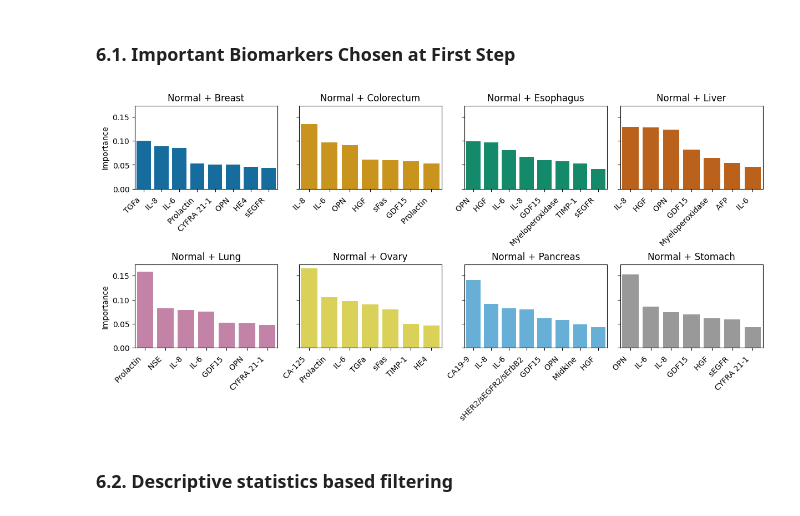
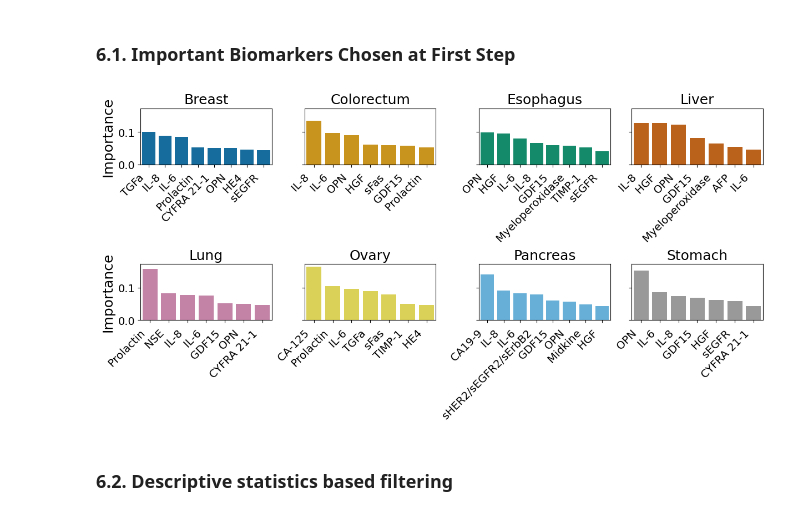
Before and after one commit to subhajitbn/Cancer-Biomarkers-from-Clinical-Data, a Jupyter notebook: tutorial-full.ipynb, the cells around one changed output. Cells and saved outputs as stored; diff of their text form; code cells hidden in the pictures.

Commit message:
Readability improvement of figures

```diff
--- a/tutorial-full.ipynb
+++ b/tutorial-full.ipynb
@@ -1009,25 +1009,30 @@ import seaborn as sns
 # %%
 # Color-blind friendly palette
 cbf_colors = ['#0072B2', '#E69F00', '#009E73', '#D55E00', '#CC79A7', '#F0E442', '#56B4E9', '#999999']
 importance_scores = [important_biomarkers_normal_breast, important_biomarkers_normal_colorectum, important_biomarkers_normal_esophagus, important_biomarkers_normal_liver, important_biomarkers_normal_lung, important_biomarkers_normal_ovary, important_biomarkers_normal_pancreas, important_biomarkers_normal_stomach]
 
 fig, axs = plt.subplots(2, 4, figsize=(12, 6), sharey=True, constrained_layout=True)
 axs.flatten()
 for i, ax in enumerate(axs.flatten()):
     sns.barplot(data=importance_scores[i], x="Biomarker", y="Importance", ax=ax, color=cbf_colors[i])
     plt.setp(ax.get_xticklabels(), rotation=45, horizontalalignment='right')
     ax.set_xlabel('')
+    ax.set_ylabel('Importance', fontsize=18)
+    ax.tick_params(axis='both', which='major', labelsize=14)
+    ax.tick_params(axis='both', which='minor', labelsize=12)
     if i<5:
-        ax.set_title(f'Normal + {categories[i]}')
+        # ax.set_title(f'Normal + {categories[i]}')
+        ax.set_title(f'{categories[i]}', fontsize=18)
     else:
-        ax.set_title(f'Normal + {categories[i+1]}')
+        # ax.set_title(f'Normal + {categories[i+1]}')
+        ax.set_title(f'{categories[i+1]}', fontsize=18)
 
 # fig.suptitle(f"Important biomarkers in Random Forest classification based on MDI scores (cutoff 0.04)\n", fontsize=14)
 
-fig.savefig("FIG2.pDF", dpi=300, bbox_inches='tight', format='pdf')
+fig.savefig("FIG2.pDF", dpi=600, bbox_inches='tight', format='pdf')
 plt.show()
 # %% [output]
-[figure, old version]
+[figure, new version]
 # %% [markdown]
 ### 6.2. Descriptive statistics based filtering
 # %% [markdown]
```
Also changed, not shown: parts of 8 cells of this notebook, 12 other files.
